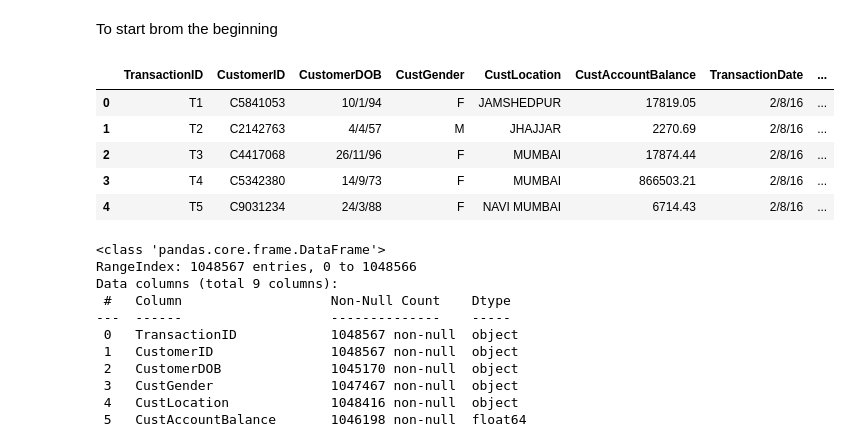
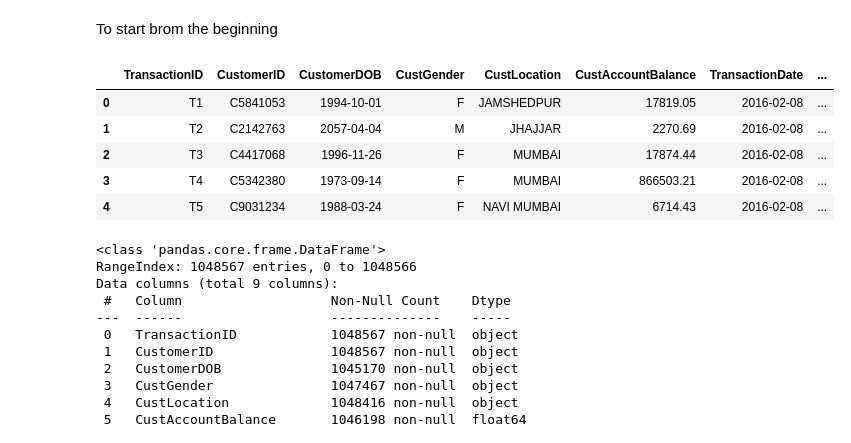
Before and after one commit to Mamiglia/ADM_HW_4, a Jupyter notebook: main.ipynb, the cells around one changed output. Cells and saved outputs as stored; diff of their text form; code cells hidden in the pictures.

```diff
--- a/main.ipynb
+++ b/main.ipynb
@@ -13,15 +13,15 @@ tqdm.pandas()
 # %% [markdown]
 To start brom the beginning
 # %%
-tras = pd.read_csv("bank_transactions.csv")
+tras = pd.read_csv("bank_transactions.csv", parse_dates=['CustomerDOB', 'TransactionDate'])
 tras.head()
 # %% [output]
 |  | TransactionID | CustomerID | CustomerDOB | CustGender | CustLocation | CustAccountBalance | TransactionDate | ... |
-| 0 | T1 | C5841053 | 10/1/94 | F | JAMSHEDPUR | 17819.05 | 2/8/16 | ... |
-| 1 | T2 | C2142763 | 4/4/57 | M | JHAJJAR | 2270.69 | 2/8/16 | ... |
-| 2 | T3 | C4417068 | 26/11/96 | F | MUMBAI | 17874.44 | 2/8/16 | ... |
-| 3 | T4 | C5342380 | 14/9/73 | F | MUMBAI | 866503.21 | 2/8/16 | ... |
-| 4 | T5 | C9031234 | 24/3/88 | F | NAVI MUMBAI | 6714.43 | 2/8/16 | ... |
+| 0 | T1 | C5841053 | 1994-10-01 | F | JAMSHEDPUR | 17819.05 | 2016-02-08 | ... |
+| 1 | T2 | C2142763 | 2057-04-04 | M | JHAJJAR | 2270.69 | 2016-02-08 | ... |
+| 2 | T3 | C4417068 | 1996-11-26 | F | MUMBAI | 17874.44 | 2016-02-08 | ... |
+| 3 | T4 | C5342380 | 1973-09-14 | F | MUMBAI | 866503.21 | 2016-02-08 | ... |
+| 4 | T5 | C9031234 | 1988-03-24 | F | NAVI MUMBAI | 6714.43 | 2016-02-08 | ... |
 # %%
 tras.info()
 # %% [output]
```
Also changed, not shown: parts of 34 cells of this notebook.
